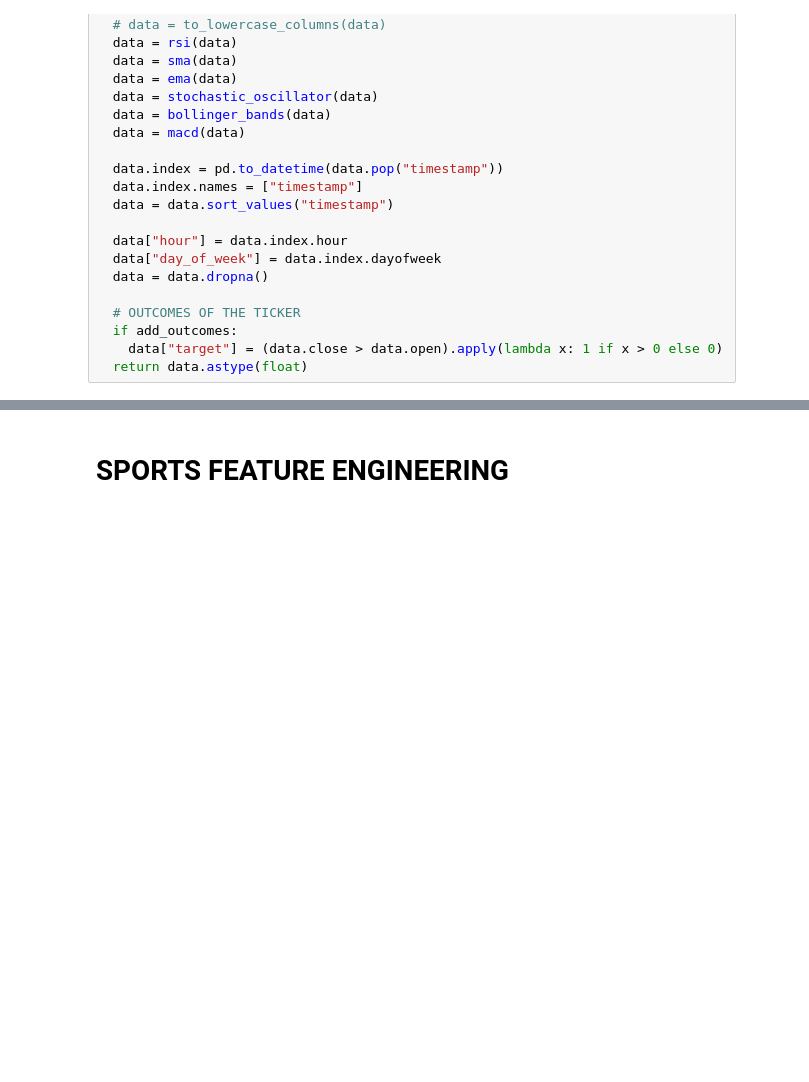
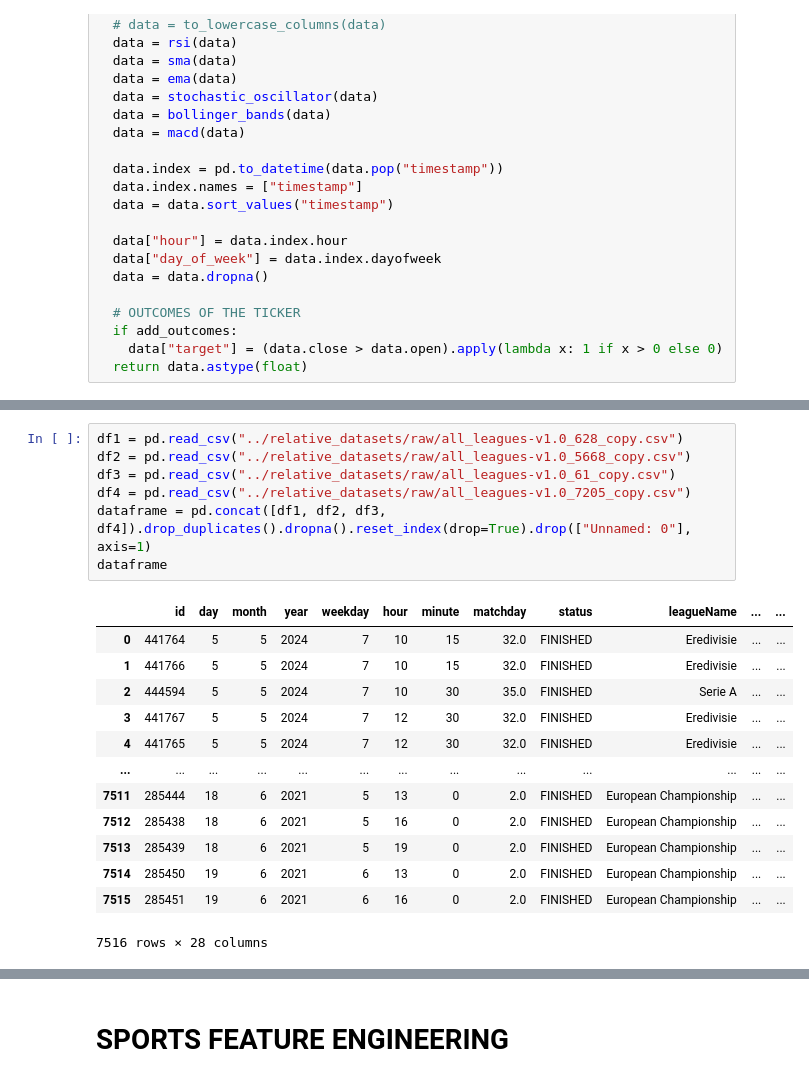
Before and after one commit to lebyanelm/neural-trained-models, a Jupyter notebook: ipynb/model_deployments.ipynb, the cells around one changed output, grey strips where cells are left out. Saved outputs shown, nothing was run; the diff lists cells and outputs as text; blank space fills up the shorter version.

Commit message:
Added all_leagues dataset

```diff
--- a/ipynb/model_deployments.ipynb
+++ b/ipynb/model_deployments.ipynb
@@ -126,0 +344,21 @@ def append_technical_indicators(data, add_outcomes = True):
+# %%
+df1 = pd.read_csv("../relative_datasets/raw/all_leagues-v1.0_628_copy.csv")
+df2 = pd.read_csv("../relative_datasets/raw/all_leagues-v1.0_5668_copy.csv")
+df3 = pd.read_csv("../relative_datasets/raw/all_leagues-v1.0_61_copy.csv")
+df4 = pd.read_csv("../relative_datasets/raw/all_leagues-v1.0_7205_copy.csv")
+dataframe = pd.concat([df1, df2, df3, df4]).drop_duplicates().dropna().reset_index(drop=True).drop(["Unnamed: 0"], axis=1)
+dataframe
+# %% [output]
+|  | id | day | month | year | weekday | hour | minute | matchday | status | leagueName | ... | ... |
+| 0 | 441764 | 5 | 5 | 2024 | 7 | 10 | 15 | 32.0 | FINISHED | Eredivisie | ... | ... |
+| 1 | 441766 | 5 | 5 | 2024 | 7 | 10 | 15 | 32.0 | FINISHED | Eredivisie | ... | ... |
+| 2 | 444594 | 5 | 5 | 2024 | 7 | 10 | 30 | 35.0 | FINISHED | Serie A | ... | ... |
+| 3 | 441767 | 5 | 5 | 2024 | 7 | 12 | 30 | 32.0 | FINISHED | Eredivisie | ... | ... |
+| 4 | 441765 | 5 | 5 | 2024 | 7 | 12 | 30 | 32.0 | FINISHED | Eredivisie | ... | ... |
+| ... | ... | ... | ... | ... | ... | ... | ... | ... | ... | ... | ... | ... |
+| 7511 | 285444 | 18 | 6 | 2021 | 5 | 13 | 0 | 2.0 | FINISHED | European Championship | ... | ... |
+| 7512 | 285438 | 18 | 6 | 2021 | 5 | 16 | 0 | 2.0 | FINISHED | European Championship | ... | ... |
+| 7513 | 285439 | 18 | 6 | 2021 | 5 | 19 | 0 | 2.0 | FINISHED | European Championship | ... | ... |
+| 7514 | 285450 | 19 | 6 | 2021 | 6 | 13 | 0 | 2.0 | FINISHED | European Championship | ... | ... |
+| 7515 | 285451 | 19 | 6 | 2021 | 6 | 16 | 0 | 2.0 | FINISHED | European Championship | ... | ... |
+7516 rows × 28 columns
```
Also changed, not shown: parts of 16 cells of this notebook, 14 other files.
